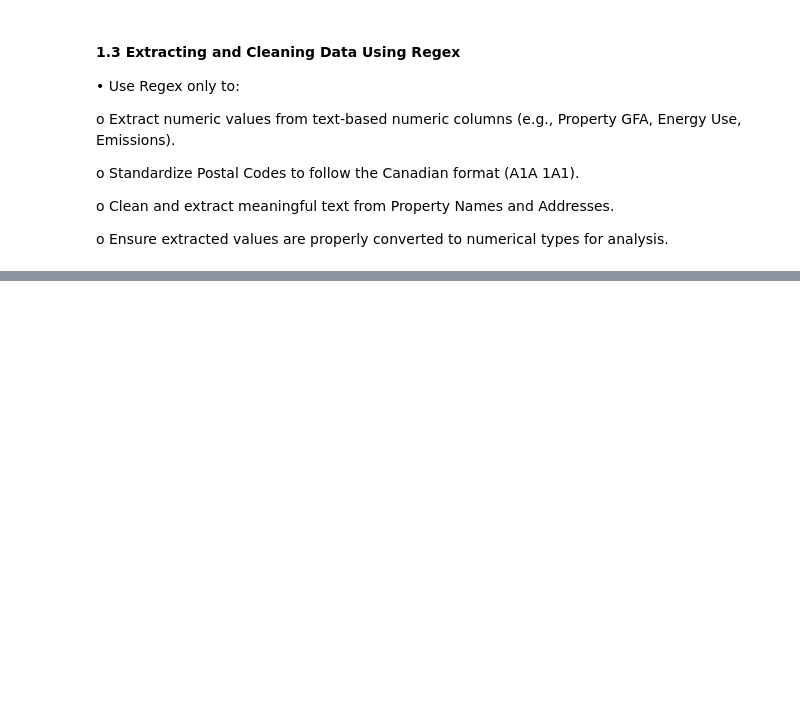
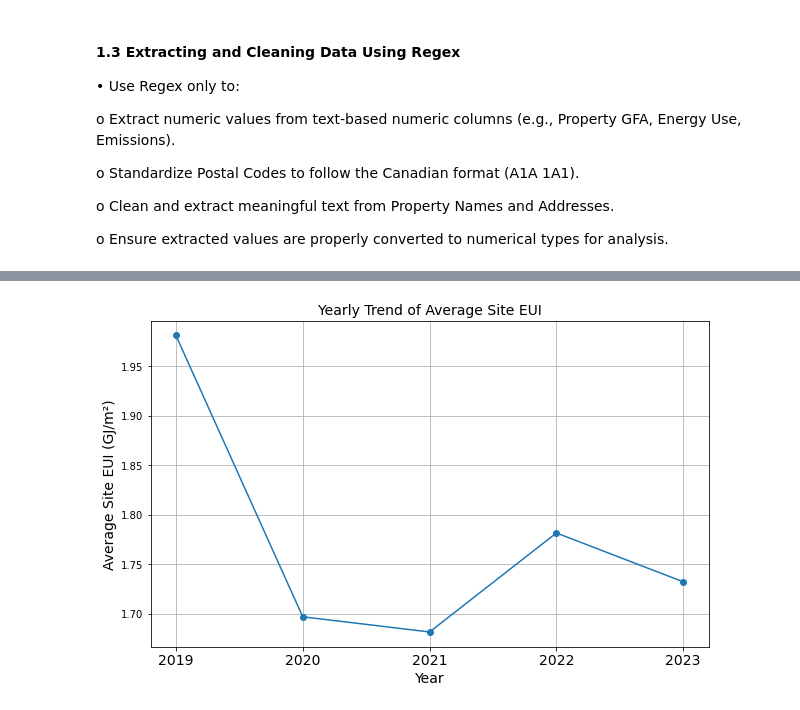
Before and after one commit to RaoDeepikaG/Building-Energy-Benchmarking, a Jupyter notebook: hw4.ipynb, the cells around one changed output, grey strips where cells are left out. Saved outputs shown, nothing was run; the diff lists cells and outputs as text; code cells hidden in the pictures; blank space fills up the shorter version.

```diff
--- a/hw4.ipynb
+++ b/hw4.ipynb
@@ -478,0 +440,15 @@ df_na_removed.nlargest(5, 'Site Energy Use (GJ)')[['Property Name', 'Site Energy
+# %%
+# IQR
+Q1 = df_na_removed['Total GHG Emissions (Metric Tons CO2e)'].quantile(0.25)
+Q3 = df_na_removed['Total GHG Emissions (Metric Tons CO2e)'].quantile(0.75)
+IQR = Q3 - Q1
+
+#
+negative_outlier = Q1 - 1.5 * IQR
+positive_outlier = Q3 + 1.5 * IQR
+
+# outliers
+outliers = df_na_removed[(df_na_removed['Total GHG Emissions (Metric Tons CO2e)'] < negative_outlier) | (df_na_removed['Total GHG Emissions (Metric Tons CO2e)'] > positive_outlier)]
+print("Few rows with Outliers :")
+display(outliers.head(3))
+print(f"Number of outliers in Total GHG emissions: {len(outliers)}")
@@ -478,0 +463,10 @@ df_na_removed.nlargest(5, 'Site Energy Use (GJ)')[['Property Name', 'Site Energy
+# %%
+# Replace outliers with the median value for that property type.
+
+for index, row in outliers.iterrows():
+    property_type = row['Primary Property Type - Self Selected']
+    median_value = df_na_removed[df_na_removed['Primary Property Type - Self Selected'] == property_type]['Total GHG Emissions (Metric Tons CO2e)'].median()
+    df_na_removed.at[index, 'Total GHG Emissions (Metric Tons CO2e)'] = median_value
+
+print("DataFrame after replacing outliers:\n")
+display(df_na_removed.head(2))
@@ -478,0 +486,8 @@ df_na_removed.nlargest(5, 'Site Energy Use (GJ)')[['Property Name', 'Site Energy
+# %%
+import matplotlib.pyplot as plt
+
+
+# Calculate the yearly trend of average Site EUI
+Annual_avg_site_EUI = df_na_removed.groupby('Year Ending')['Site EUI (GJ/m²)'].mean().reset_index()
+
+Annual_avg_site_EUI
@@ -478,0 +501,13 @@ df_na_removed.nlargest(5, 'Site Energy Use (GJ)')[['Property Name', 'Site Energy
+# %%
+# Plot the yearly trend of average Site EUI
+plt.figure(figsize=(10, 6))
+
+plt.plot(Annual_avg_site_EUI['Year Ending'].values, Annual_avg_site_EUI['Site EUI (GJ/m²)'].values, marker='o')
+plt.title('Yearly Trend of Average Site EUI', fontsize = 14)
+
+plt.xlabel('Year', fontsize = 14)
+plt.xticks(Annual_avg_site_EUI['Year Ending'].values, fontsize = 14)
+plt.ylabel('Average Site EUI (GJ/m²)', fontsize = 14)
+plt.grid(True)
+# %% [output]
+[figure, added]
```
Also changed, not shown: parts of 105 cells of this notebook.
